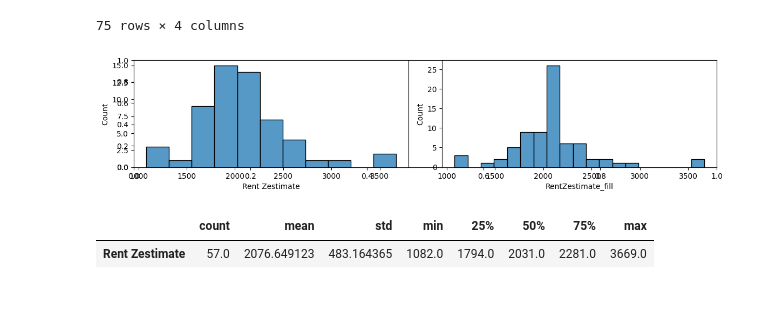
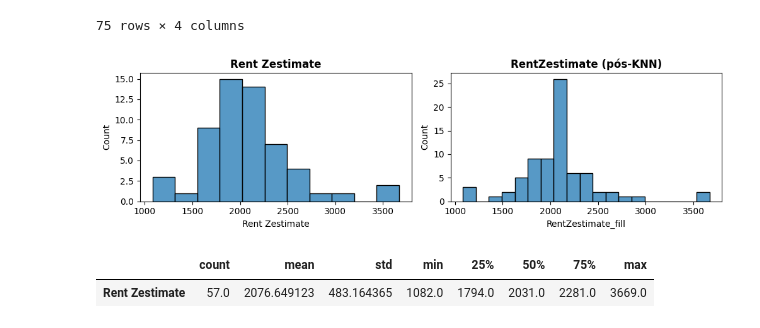
Before and after one commit to OviedoVR/ML_especializacao_2025, a Jupyter notebook: notebooks/regressao.ipynb, the cells around one changed output. Saved outputs shown, nothing was run; the diff lists cells and outputs as text; code cells hidden in the pictures; blank space fills up the shorter version.

```diff
--- a/notebooks/regressao.ipynb
+++ b/notebooks/regressao.ipynb
@@ -736,14 +754,15 @@ real_estate
 75 rows × 4 columns
 # %%
 # Visualização:
-fig, ax = plt.subplots(figsize=(12,3));
-plt.subplot(1,2,1);
-sns.histplot(real_estate['Rent Zestimate']);
-plt.subplot(1,2,2);
-sns.histplot(real_estate['RentZestimate_fill']);
-plt.tight_layout();
+fig, ax = plt.subplots(1, 2, figsize=(10, 3))
+sns.histplot(real_estate['Rent Zestimate'], ax=ax[0])
+sns.histplot(real_estate['RentZestimate_fill'], ax=ax[1])
+ax[0].set_title('Rent Zestimate', weight='bold')
+ax[1].set_title('RentZestimate (pós-KNN)', weight='bold')
+plt.tight_layout()
+plt.show()
 # %% [output]
-[figure, old version]
+[figure, new version]
 # %%
 # Estatísticas descritivas:
 real_estate[['Rent Zestimate']].describe().T
```
Also changed, not shown: parts of 19 cells of this notebook.
